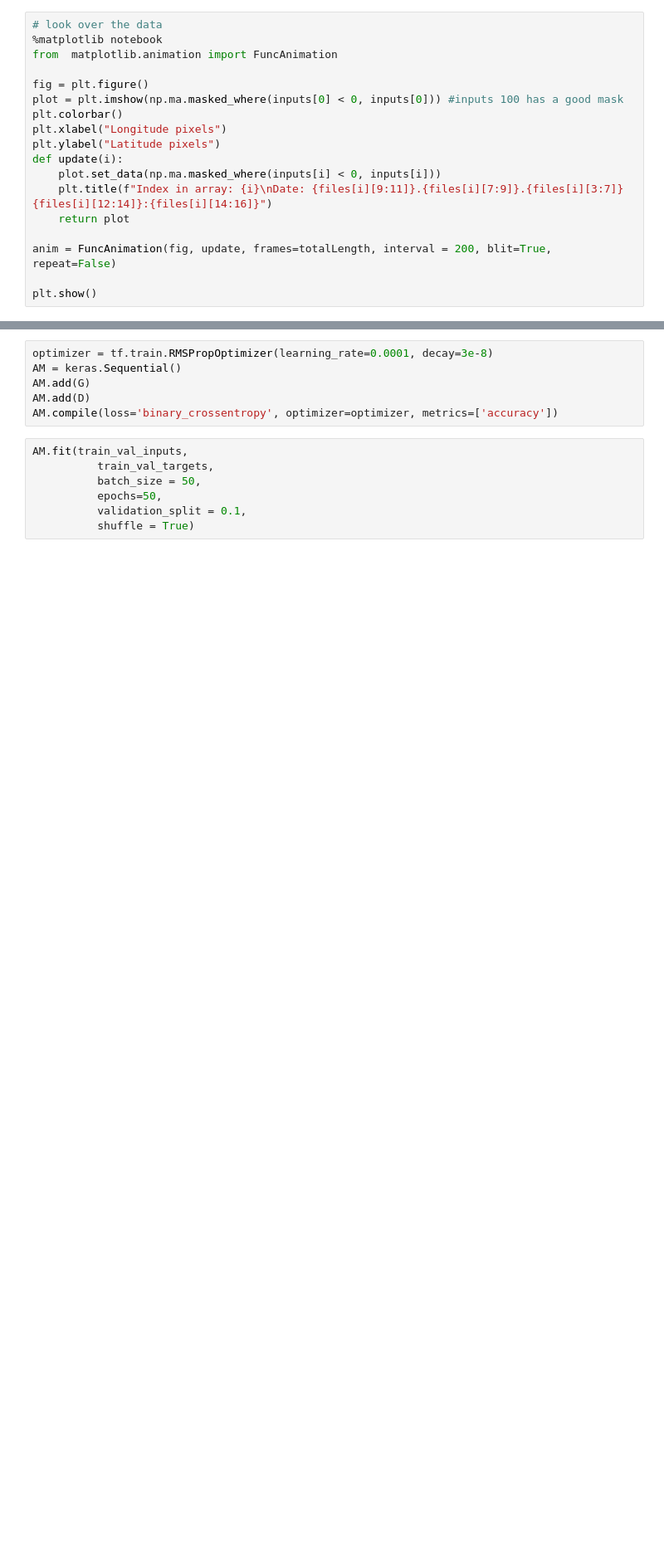
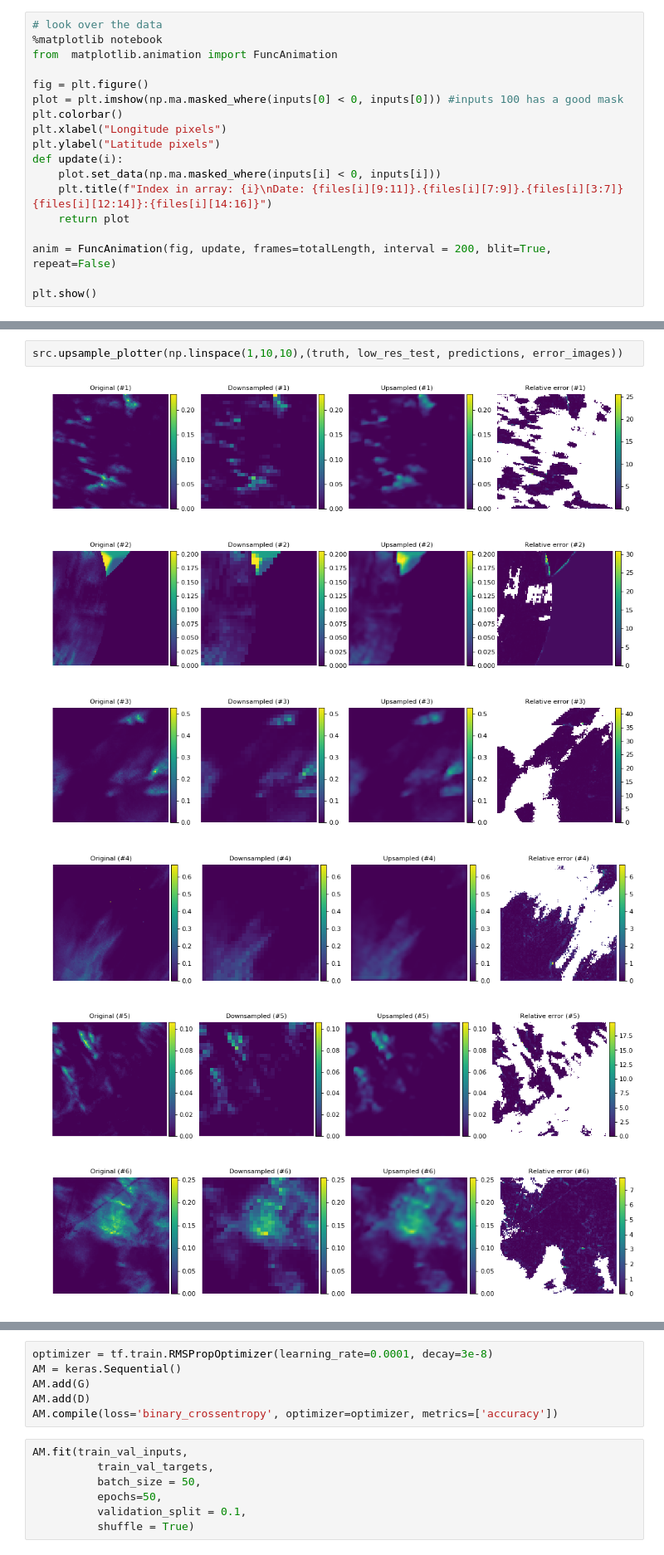
Before and after one commit to pkicsiny/ADL4CV_project, a Jupyter notebook: Project.ipynb, the cells around one changed output, grey strips where cells are left out. Shown at 83% size. Saved outputs shown, nothing was run; the diff lists cells and outputs as text; blank space fills up the shorter version.

```diff
--- a/Project.ipynb
+++ b/Project.ipynb
@@ -89,0 +244,9 @@ This is a toy network.
+# %%
+src.upsample_plotter(np.linspace(1,10,10),(truth, low_res_test, predictions, error_images))
+# %% [output]
+[figure, added]
+[figure, added]
+[figure, added]
+[figure, added]
+[figure, added]
+[figure, added]
```
Also changed, not shown: parts of 27 cells of this notebook, 1 other file.
